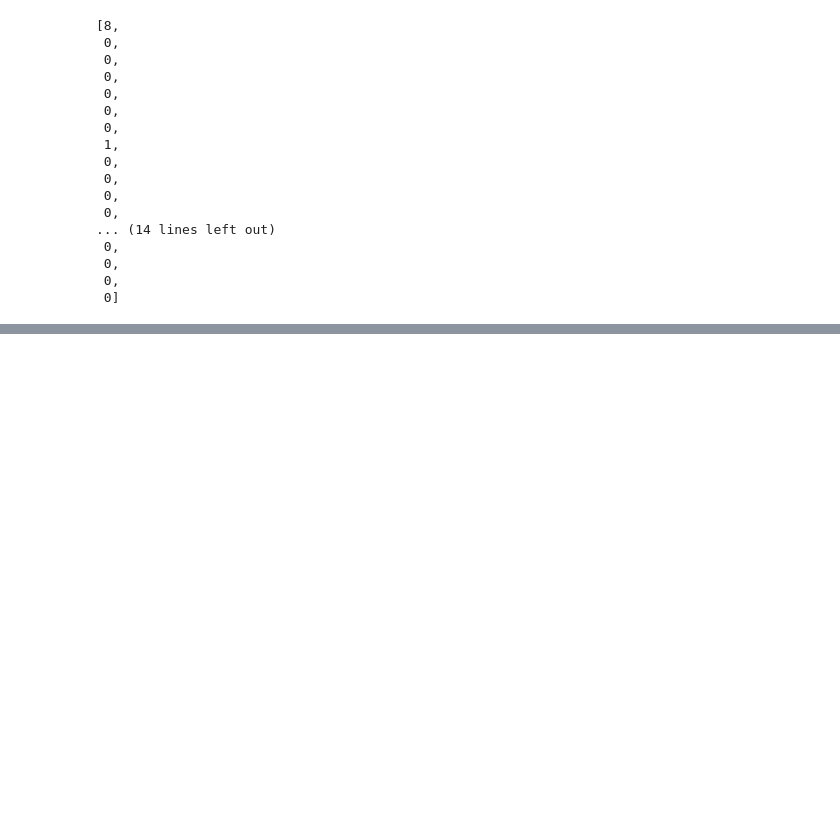
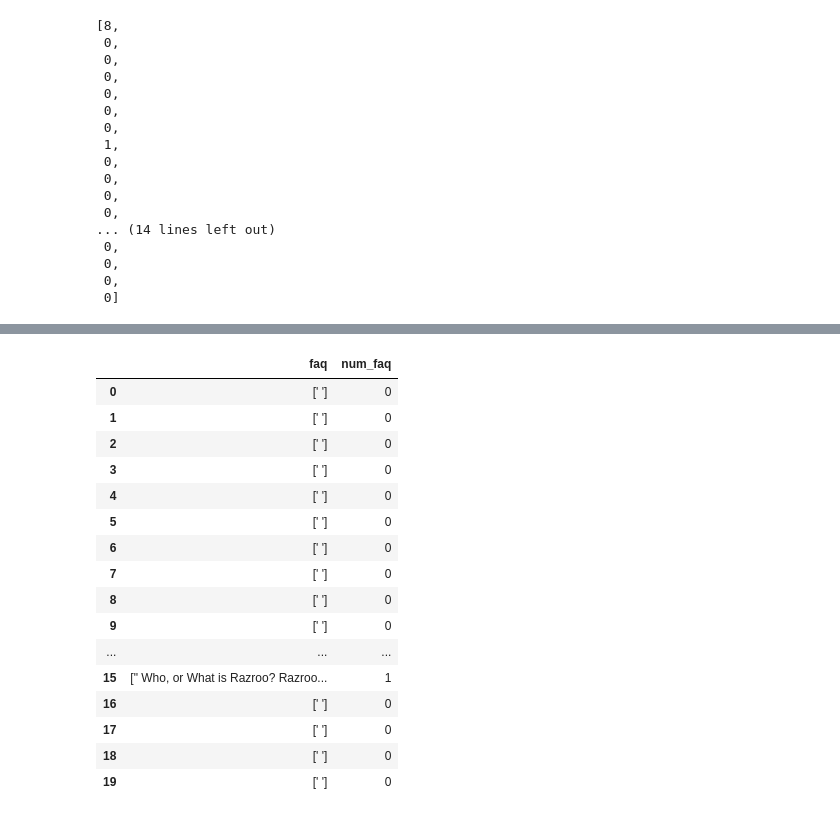
Before and after one commit to chuabern/BT4222_GrpProject, a Jupyter notebook: FAQ_Scrapping.ipynb, the cells around one changed output, grey strips where cells are left out. Drawn from its saved outputs; the diff is of its cells as text; code cells hidden in the pictures; blank space fills up the shorter version.

Commit message:
combined FAQ text & num
0 to 1000

```diff
--- a/FAQ_Scrapping.ipynb
+++ b/FAQ_Scrapping.ipynb
@@ -253,0 +256,10 @@ df_export.to_csv("Output/FAQ/{}.csv".format(filename))
+# %%
+files = glob.glob("Output/FAQ/FAQ_text*.csv")
+
+csv = []
+
+for file in files:
+    df = pd.read_csv(file, index_col=0, header=0)
+    csv.append(df)
+
+FAQ_text_0to1000 = pd.concat(csv, axis=0, ignore_index=True)
@@ -253,0 +275,10 @@ df_export.to_csv("Output/FAQ/{}.csv".format(filename))
+# %%
+files = glob.glob("Output/FAQ/FAQ_Num*.csv")
+
+csv = []
+
+for file in files:
+    df = pd.read_csv(file, index_col=0, header=0)
+    csv.append(df)
+
+FAQ_Num_0to1000 = pd.concat(csv, axis=0, ignore_index=True)
@@ -253,0 +294,2 @@ df_export.to_csv("Output/FAQ/{}.csv".format(filename))
+# %%
+FAQ_combined_0to1000 = pd.concat([FAQ_text_0to1000, FAQ_Num_0to1000], axis=1, ignore_index=False)
@@ -253,0 +305,22 @@ df_export.to_csv("Output/FAQ/{}.csv".format(filename))
+# %%
+FAQ_combined_0to1000 = FAQ_combined_0to1000.drop(FAQ_combined_0to1000.columns[2], axis=1)
+# %%
+FAQ_combined_0to1000.head(20)
+# %% [output]
+|  | faq | num_faq |
+| 0 | [' '] | 0 |
+| 1 | [' '] | 0 |
+| 2 | [' '] | 0 |
+| 3 | [' '] | 0 |
+| 4 | [' '] | 0 |
+| 5 | [' '] | 0 |
+| 6 | [' '] | 0 |
+| 7 | [' '] | 0 |
+| 8 | [' '] | 0 |
+| 9 | [' '] | 0 |
+| ... | ... | ... |
+| 15 | [" Who, or What is Razroo? Razroo... | 1 |
+| 16 | [' '] | 0 |
+| 17 | [' '] | 0 |
+| 18 | [' '] | 0 |
+| 19 | [' '] | 0 |
```
Also changed, not shown: parts of 5 cells of this notebook, 1 other file.
